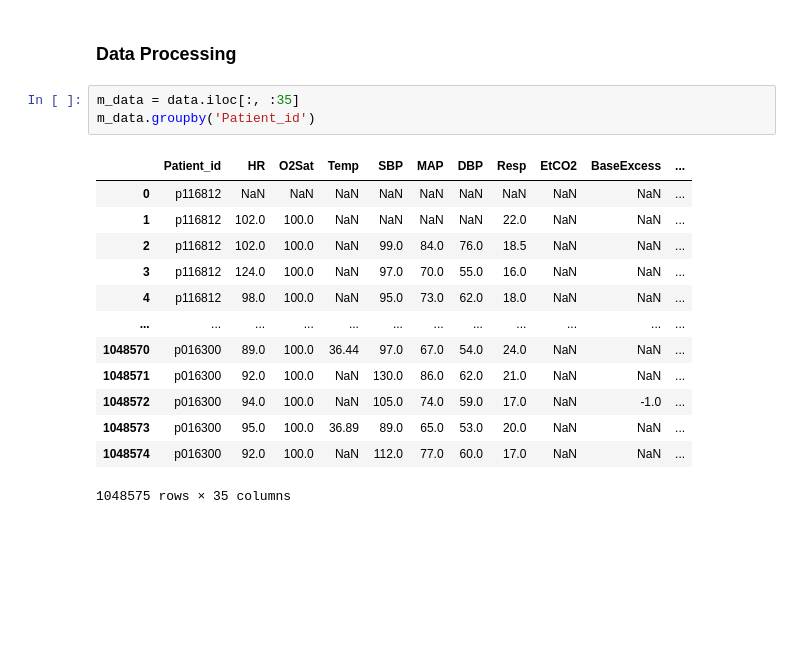
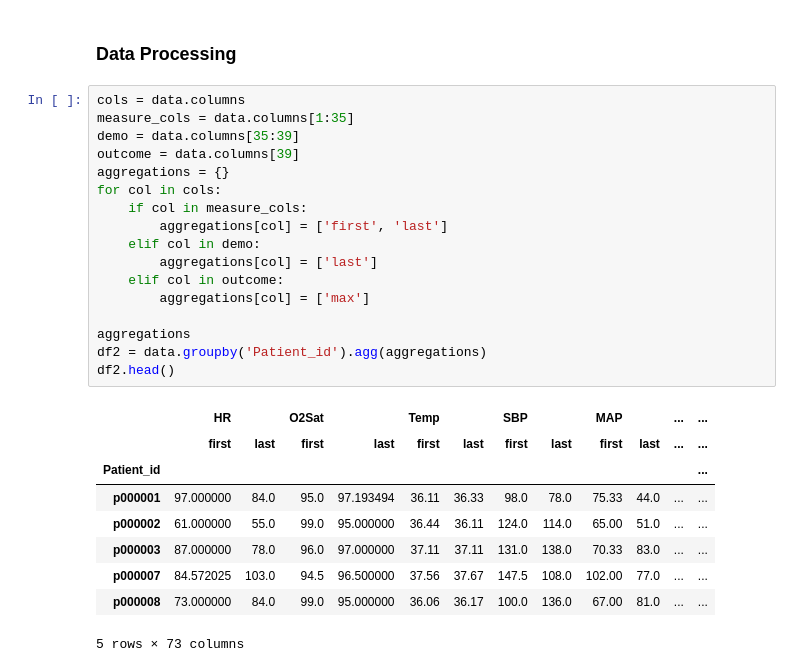
Before and after one commit to eddie8615/ml_bioinfo_hi, a Jupyter notebook: assignment/k21134342_ML_assignment.ipynb, the cells around one changed output. Saved outputs shown, nothing was run; the diff lists cells and outputs as text; blank space fills up the shorter version.

```diff
--- a/assignment/k21134342_ML_assignment.ipynb
+++ b/assignment/k21134342_ML_assignment.ipynb
@@ -103,19 +92,29 @@ data.describe()
 # %% [markdown]
 ### Data Processing
 # %%
-m_data = data.iloc[:, :35]
-m_data.groupby('Patient_id')
+cols = data.columns
+measure_cols = data.columns[1:35]
+demo = data.columns[35:39]
+outcome = data.columns[39]
+aggregations = {}
+for col in cols:
+    if col in measure_cols:
+        aggregations[col] = ['first', 'last']
+    elif col in demo:
+        aggregations[col] = ['last']
+    elif col in outcome:
+        aggregations[col] = ['max']
+
+aggregations
+df2 = data.groupby('Patient_id').agg(aggregations)
+df2.head()
 # %% [output]
-|  | Patient_id | HR | O2Sat | Temp | SBP | MAP | DBP | Resp | EtCO2 | BaseExcess | ... |
-| 0 | p116812 | NaN | NaN | NaN | NaN | NaN | NaN | NaN | NaN | NaN | ... |
-| 1 | p116812 | 102.0 | 100.0 | NaN | NaN | NaN | NaN | 22.0 | NaN | NaN | ... |
-| 2 | p116812 | 102.0 | 100.0 | NaN | 99.0 | 84.0 | 76.0 | 18.5 | NaN | NaN | ... |
-| 3 | p116812 | 124.0 | 100.0 | NaN | 97.0 | 70.0 | 55.0 | 16.0 | NaN | NaN | ... |
-| 4 | p116812 | 98.0 | 100.0 | NaN | 95.0 | 73.0 | 62.0 | 18.0 | NaN | NaN | ... |
-| ... | ... | ... | ... | ... | ... | ... | ... | ... | ... | ... | ... |
-| 1048570 | p016300 | 89.0 | 100.0 | 36.44 | 97.0 | 67.0 | 54.0 | 24.0 | NaN | NaN | ... |
-| 1048571 | p016300 | 92.0 | 100.0 | NaN | 130.0 | 86.0 | 62.0 | 21.0 | NaN | NaN | ... |
-| 1048572 | p016300 | 94.0 | 100.0 | NaN | 105.0 | 74.0 | 59.0 | 17.0 | NaN | -1.0 | ... |
-| 1048573 | p016300 | 95.0 | 100.0 | 36.89 | 89.0 | 65.0 | 53.0 | 20.0 | NaN | NaN | ... |
-| 1048574 | p016300 | 92.0 | 100.0 | NaN | 112.0 | 77.0 | 60.0 | 17.0 | NaN | NaN | ... |
+|  | HR |  | O2Sat |  | Temp |  | SBP |  | MAP |  | ... | ... |
+|  | first | last | first | last | first | last | first | last | first | last | ... | ... |
+| Patient_id |  |  |  |  |  |  |  |  |  |  |  | ... |
+| p000001 | 97.000000 | 84.0 | 95.0 | 97.193494 | 36.11 | 36.33 | 98.0 | 78.0 | 75.33 | 44.0 | ... | ... |
+| p000002 | 61.000000 | 55.0 | 99.0 | 95.000000 | 36.44 | 36.11 | 124.0 | 114.0 | 65.00 | 51.0 | ... | ... |
+| p000003 | 87.000000 | 78.0 | 96.0 | 97.000000 | 37.11 | 37.11 | 131.0 | 138.0 | 70.33 | 83.0 | ... | ... |
+| p000007 | 84.572025 | 103.0 | 94.5 | 96.500000 | 37.56 | 37.67 | 147.5 | 108.0 | 102.00 | 77.0 | ... | ... |
+| p000008 | 73.000000 | 84.0 | 99.0 | 95.000000 | 36.06 | 36.17 | 100.0 | 136.0 | 67.00 | 81.0 | ... | ... |
-1048575 rows × 35 columns
+5 rows × 73 columns
```
Also changed, not shown: parts of 11 cells of this notebook.
